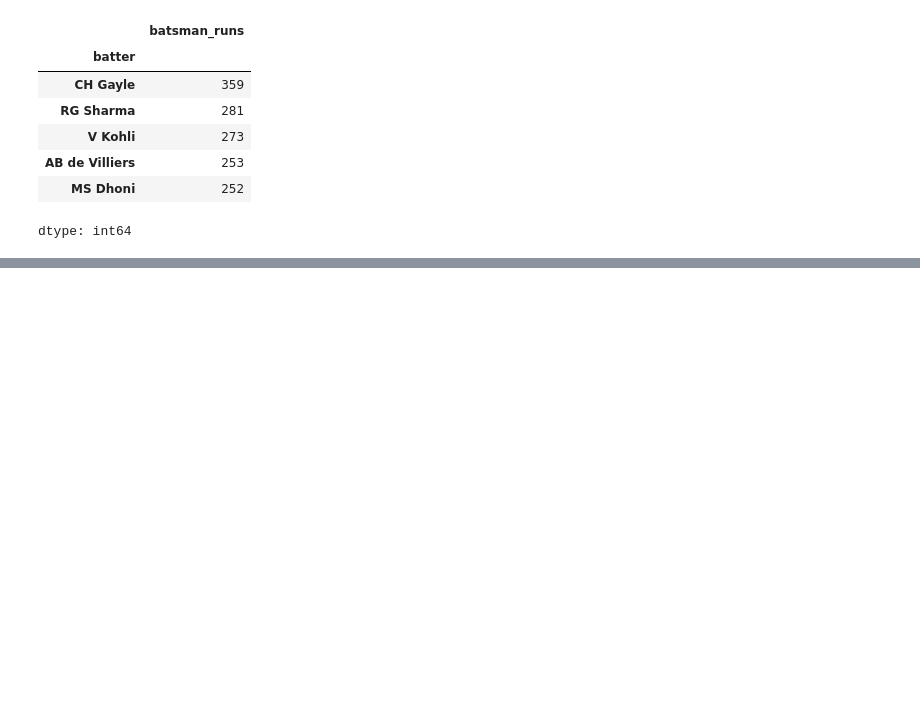
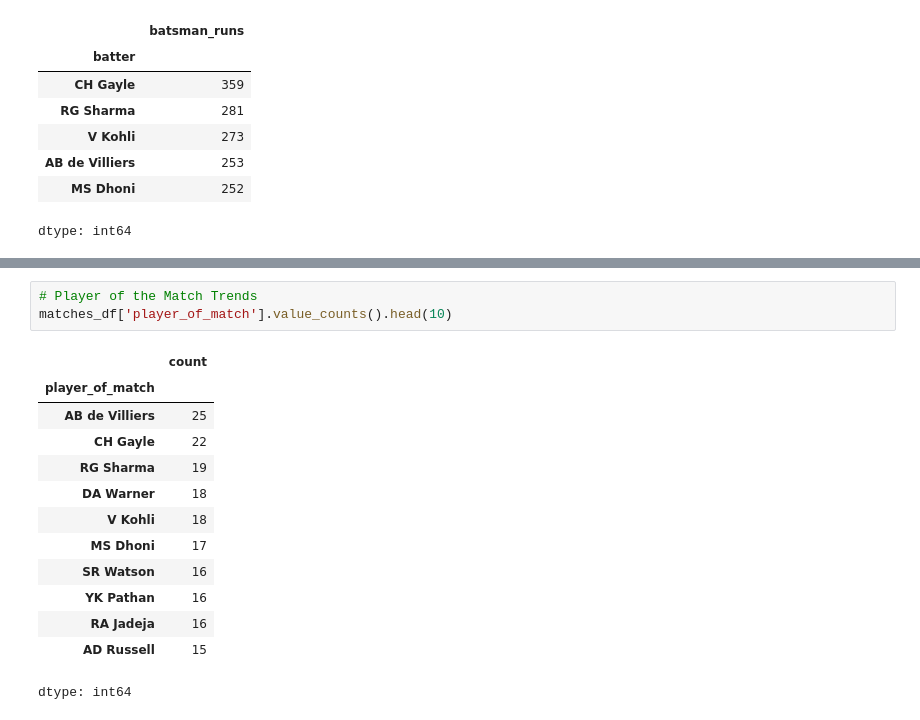
Before and after one commit to Mehaksaluja/IPL_Project_Analysis, a Jupyter notebook: IPL_Project_Analysis.ipynb, the cells around one changed output, grey strips where cells are left out. Drawn from its saved outputs; the diff is of its cells as text; blank space fills up the shorter version.

```diff
--- a/IPL_Project_Analysis.ipynb
+++ b/IPL_Project_Analysis.ipynb
@@ -485,0 +512,17 @@ dtype: int64
+# %%
+# Player of the Match Trends
+matches_df['player_of_match'].value_counts().head(10)
+# %% [output]
+|  | count |
+| player_of_match |  |
+| AB de Villiers | 25 |
+| CH Gayle | 22 |
+| RG Sharma | 19 |
+| DA Warner | 18 |
+| V Kohli | 18 |
+| MS Dhoni | 17 |
+| SR Watson | 16 |
+| YK Pathan | 16 |
+| RA Jadeja | 16 |
+| AD Russell | 15 |
+dtype: int64
```
Also changed, not shown: parts of 13 cells of this notebook.
